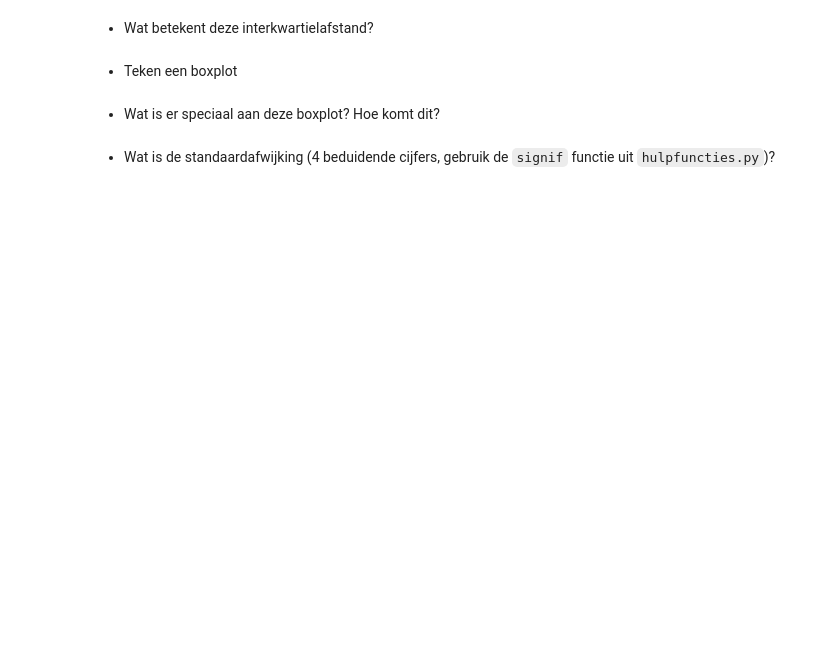
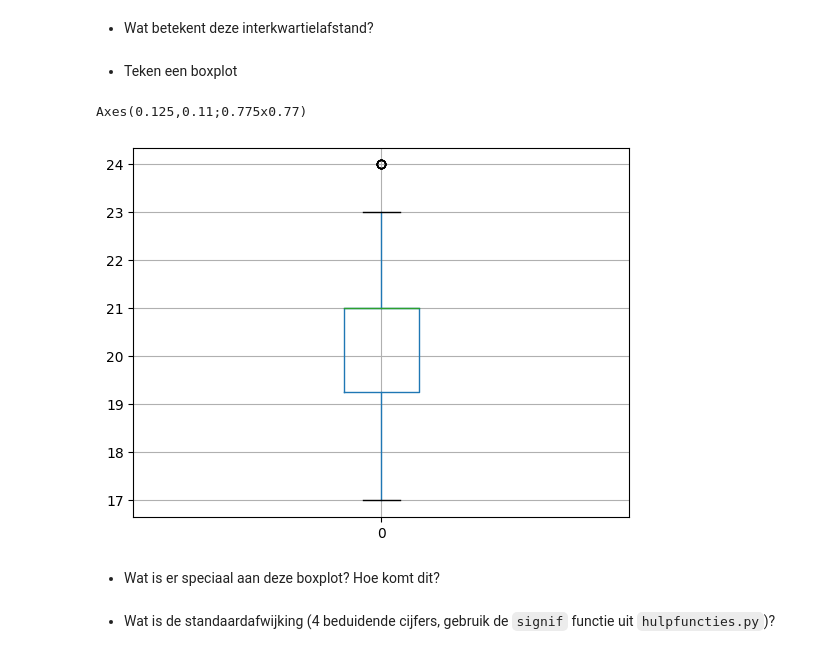
Before and after one commit to runevanbossuyt/PyCharm-Projects-DataScience1, a Jupyter notebook: W17P3/2_Opgaveboek - spreidingsmaten.ipynb, the cells around one changed output. Drawn from its saved outputs; the diff is of its cells as text; code cells hidden in the pictures; blank space fills up the shorter version.

```diff
--- a/W17P3/2_Opgaveboek - spreidingsmaten.ipynb
+++ b/W17P3/2_Opgaveboek - spreidingsmaten.ipynb
@@ -20,0 +22,11 @@ Bij de test over centrummaten werden volgende resultaten in de frequentietabel g
+# %%
+scores = np.array([17, 18, 19, 20, 21, 22, 23, 24])
+frequencies = np.array([5, 6, 17, 23, 32, 10, 10, 7])
+
+data = np.repeat(scores, frequencies) # Maak een lijst van alle scores
+data = np.sort(data) # Sorteer de lijst
+
+# Maak een Pandas Series van de originele gegevens
+series = pd.DataFrame(data)
+
+print("Originele gegevens:\n", series) # TEST
@@ -37,2 +76,10 @@ Bij de test over centrummaten werden volgende resultaten in de frequentietabel g
+# %%
+import matplotlib.pyplot as plt
+
+fig,ax = plt.subplots()
+print(series.boxplot(ax=ax))
+# %% [output]
+Axes(0.125,0.11;0.775x0.77)
+[figure, added]
 # %% [markdown]
 - Wat is er speciaal aan deze boxplot?  Hoe komt dit?
```
Also changed, not shown: parts of 61 cells of this notebook, 4 other files.
